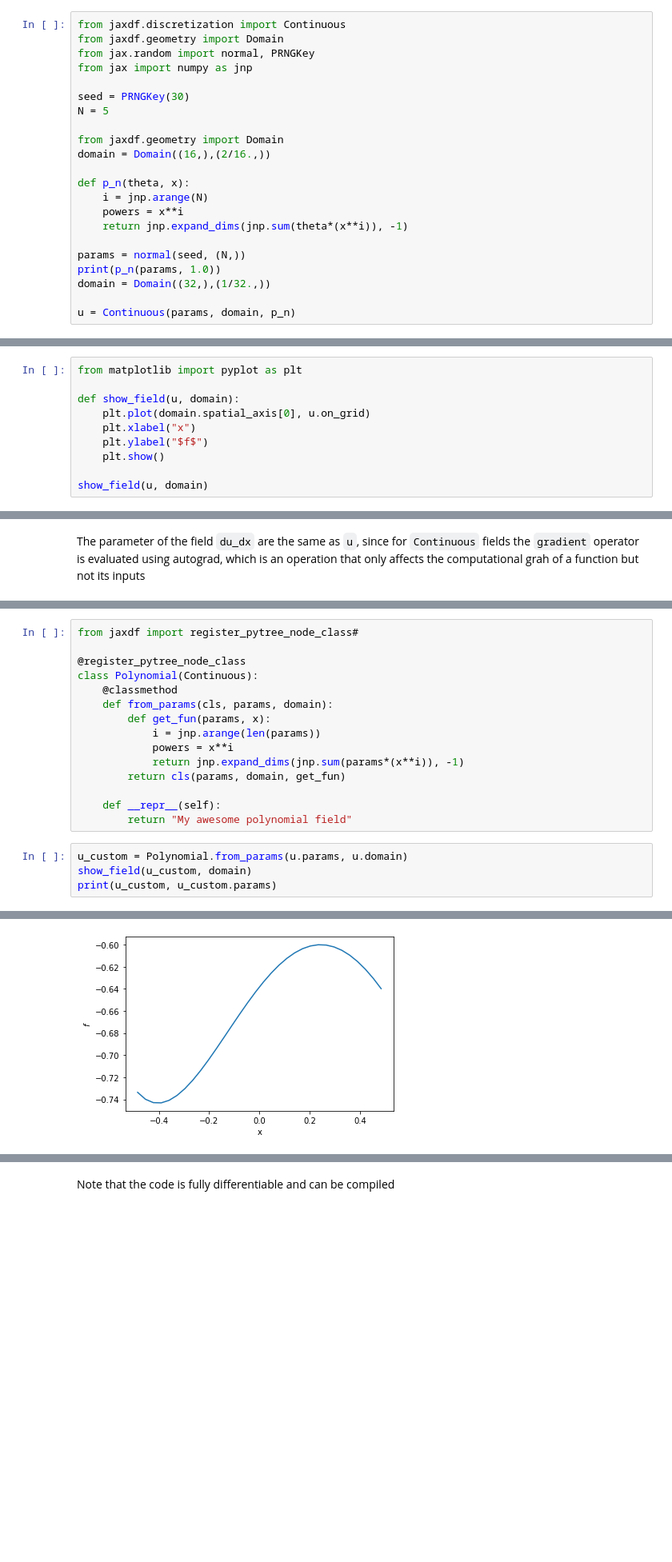
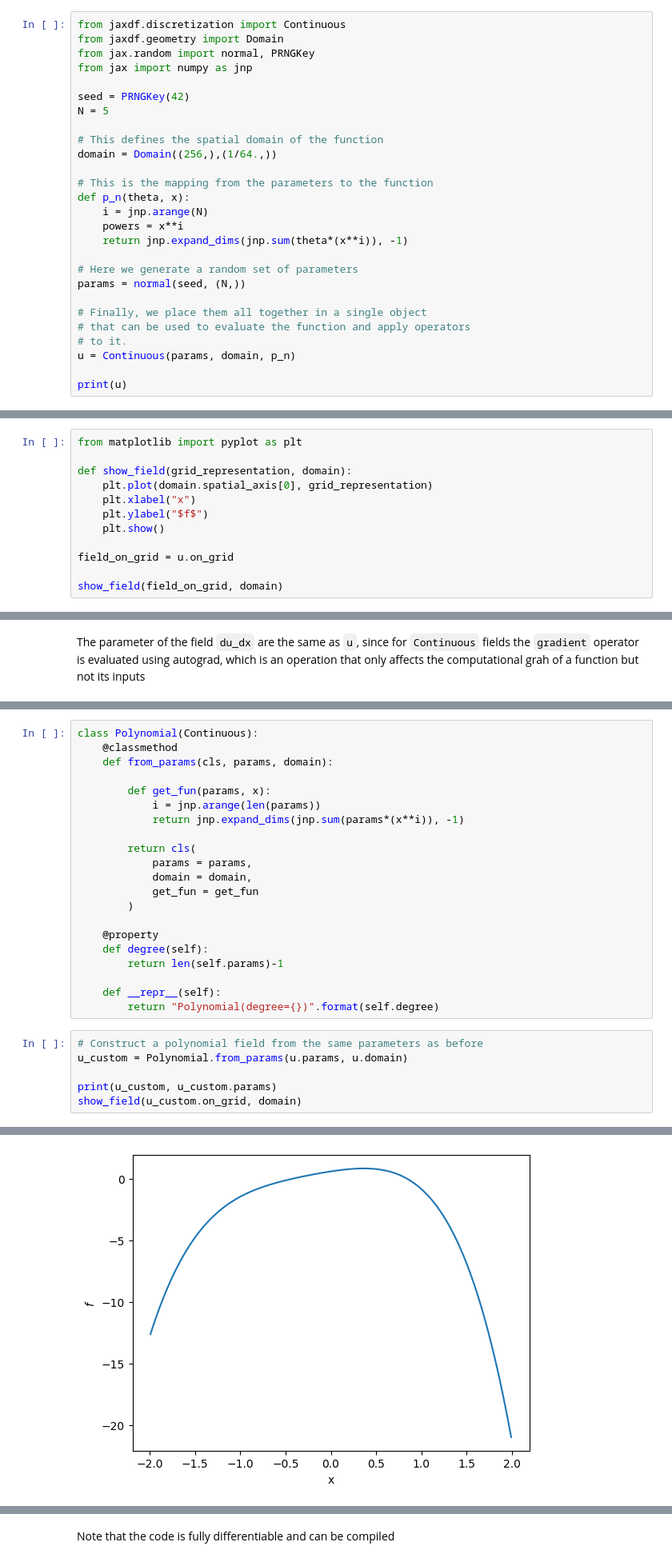
Before and after one commit to ucl-bug/jaxdf, a Jupyter notebook: docs/notebooks/api_discretization.ipynb, the cells around one changed output, grey strips where cells are left out. Shown at 80% size. Cells and saved outputs as stored; diff of their text form; blank space fills up the shorter version.

```diff
--- a/docs/notebooks/api_discretization.ipynb
+++ b/docs/notebooks/api_discretization.ipynb
@@ -30,20 +28,25 @@ from jaxdf.geometry import Domain
 from jax.random import normal, PRNGKey
 from jax import numpy as jnp
 
-seed = PRNGKey(30)
+seed = PRNGKey(42)
 N = 5
 
-from jaxdf.geometry import Domain
-domain = Domain((16,),(2/16.,))
+# This defines the spatial domain of the function
+domain = Domain((256,),(1/64.,))
 
+# This is the mapping from the parameters to the function
 def p_n(theta, x):
     i = jnp.arange(N)
     powers = x**i
     return jnp.expand_dims(jnp.sum(theta*(x**i)), -1)
 
+# Here we generate a random set of parameters
 params = normal(seed, (N,))
-print(p_n(params, 1.0))
-domain = Domain((32,),(1/32.,))
 
+# Finally, we place them all together in a single object
+# that can be used to evaluate the function and apply operators
+# to it.
 u = Continuous(params, domain, p_n)
+
+print(u)
 # %% [output]
@@ -53,11 +60,13 @@ Let's look at the field over the domain using the `on_grid` method
 # %%
 from matplotlib import pyplot as plt
 
-def show_field(u, domain):
-    plt.plot(domain.spatial_axis[0], u.on_grid)
+def show_field(grid_representation, domain):
+    plt.plot(domain.spatial_axis[0], grid_representation)
     plt.xlabel("x")
     plt.ylabel("$f$")
     plt.show()
 
-show_field(u, domain)
+field_on_grid = u.on_grid
+
+show_field(field_on_grid, domain)
 # %% [output]
@@ -105,20 +118,28 @@ This new class needs to initialize the parent class using the `super().__init__(
 # %%
-from jaxdf import register_pytree_node_class#
-
-@register_pytree_node_class
 class Polynomial(Continuous):
     @classmethod
     def from_params(cls, params, domain):
+
         def get_fun(params, x):
             i = jnp.arange(len(params))
-            powers = x**i
             return jnp.expand_dims(jnp.sum(params*(x**i)), -1)
-        return cls(params, domain, get_fun)
+
+        return cls(
+            params = params,
+            domain = domain,
+            get_fun = get_fun
+        )
+
+    @property
+    def degree(self):
+        return len(self.params)-1
 
     def __repr__(self):
-        return "My awesome polynomial field"
+        return "Polynomial(degree={})".format(self.degree)
 # %%
+# Construct a polynomial field from the same parameters as before
 u_custom = Polynomial.from_params(u.params, u.domain)
-show_field(u_custom, domain)
+
 print(u_custom, u_custom.params)
+show_field(u_custom.on_grid, domain)
 # %% [output]
@@ -125 +147 @@ print(u_custom, u_custom.params)
-[figure, old version]
+[figure, new version]
```
Also changed, not shown: parts of 24 cells of this notebook, 3 other files.
